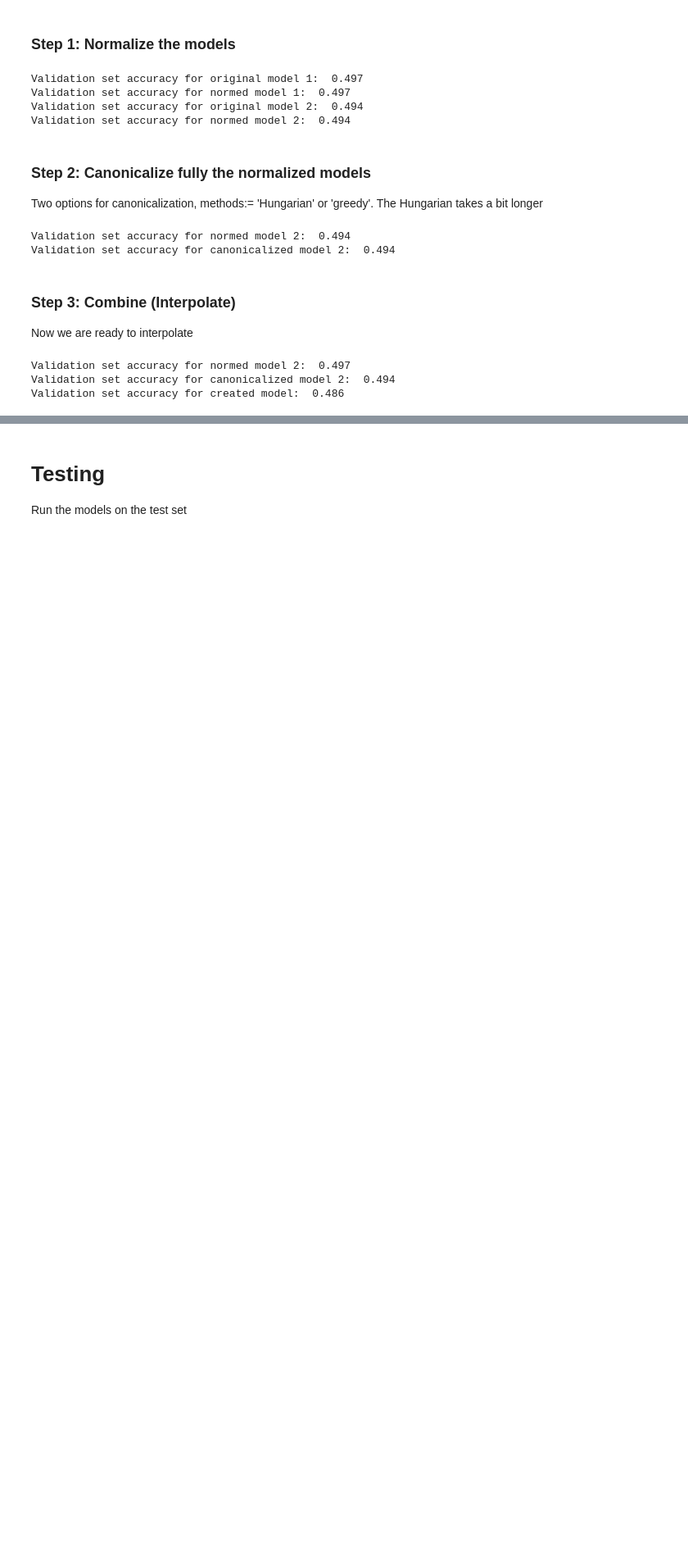
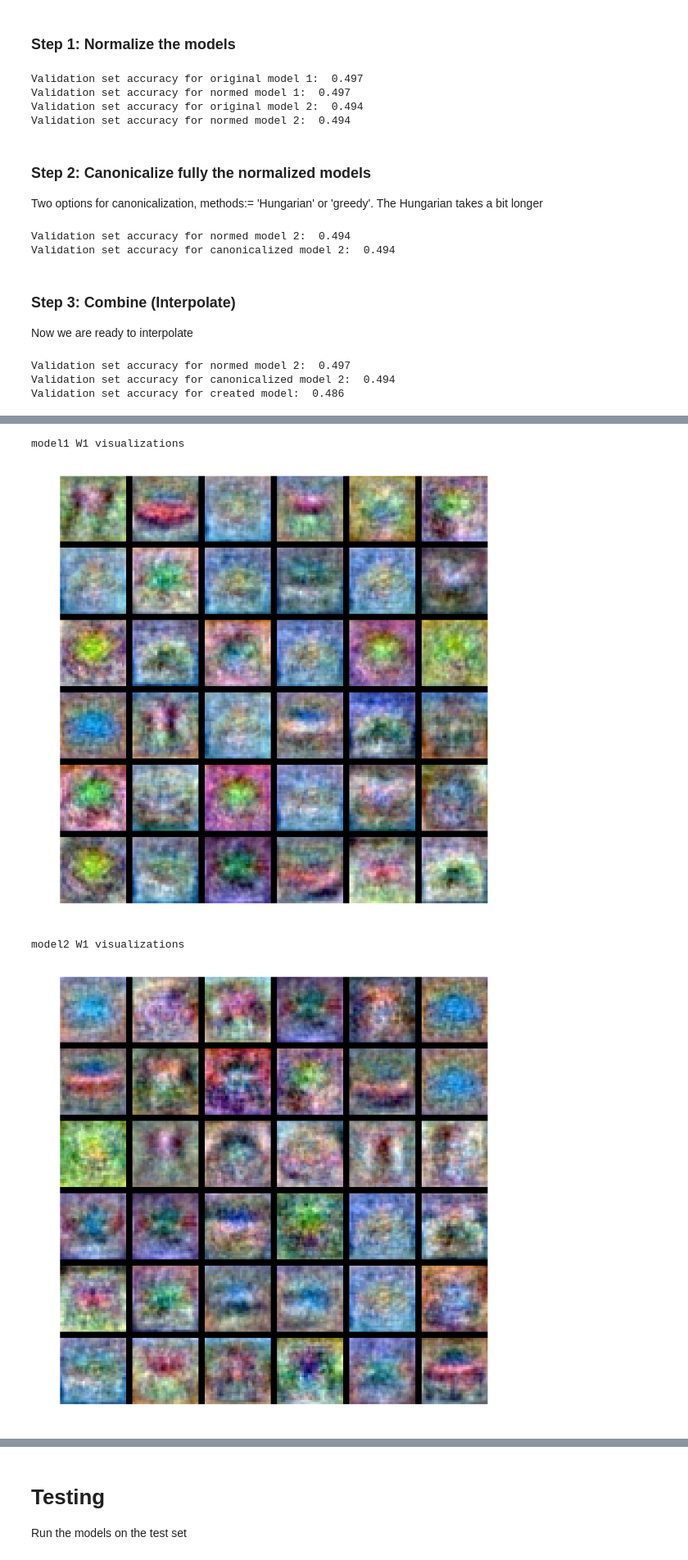
Before and after one commit to LousyLory/Canonical_Nets, a Jupyter notebook: canonical_Nets.ipynb, the cells around one changed output, grey strips where cells are left out. Shown at 82% size. Cells and saved outputs as stored; diff of their text form; code cells hidden in the pictures; blank space fills up the shorter version.

```diff
--- a/canonical_Nets.ipynb
+++ b/canonical_Nets.ipynb
@@ -897,0 +902,14 @@ Validation set accuracy for original model 2:  0.502
+# %%
+# normalize models
+from src.model_utils import *
+model1q = model_normer(model1)
+model2q = model_normer(model2)
+
+# canonicalize
+from src.canonicalize import *
+model2p = full_canon_nets(model1q, model2q, method = 'Hungarian')
+new_model = create_model(model1q, model2p, 0.5)
+#check performance
+y_val_pred = np.argmax(new_model.loss(data1['X_val']), axis=1)
+res = (y_val_pred == data1['y_val']).mean()
+print 'Validation set accuracy for original model 2: ', res
@@ -897,0 +1172,26 @@ Validation set accuracy for original model 2:  0.502
+# %%
+# visualizing the weights
+import random
+from src.vis_utils import visualize_grid
+
+def show_net_weights(net, ids, name):
+    ext = '.png'
+    W1 = net.params['W1'][:,ids]
+    W1 = W1.reshape(3, 32, 32, -1).transpose(3, 1, 2, 0)
+    plt.imshow(visualize_grid(W1, padding=3).astype('uint8'))
+    plt.gca().axis('off')
+    plt.savefig(name+ext, dpi=300)
+    plt.show()
+
+ids = random.sample(range(1, model1q.params['W1'].shape[1]), 36)
+print "model1 W1 visualizations"
+show_net_weights(model1q, ids, 'model1')
+print "model2 W1 visualizations"
+show_net_weights(model2q, ids, 'model2')
+print "model2c (Hungarian) W1 visualizations"
+show_net_weights(model2p, ids, 'model2c')
+# %% [output]
+model1 W1 visualizations
+[figure, added]
+model2 W1 visualizations
+[figure, added]
```
Also changed, not shown: parts of 16 cells of this notebook, 20 other files.
